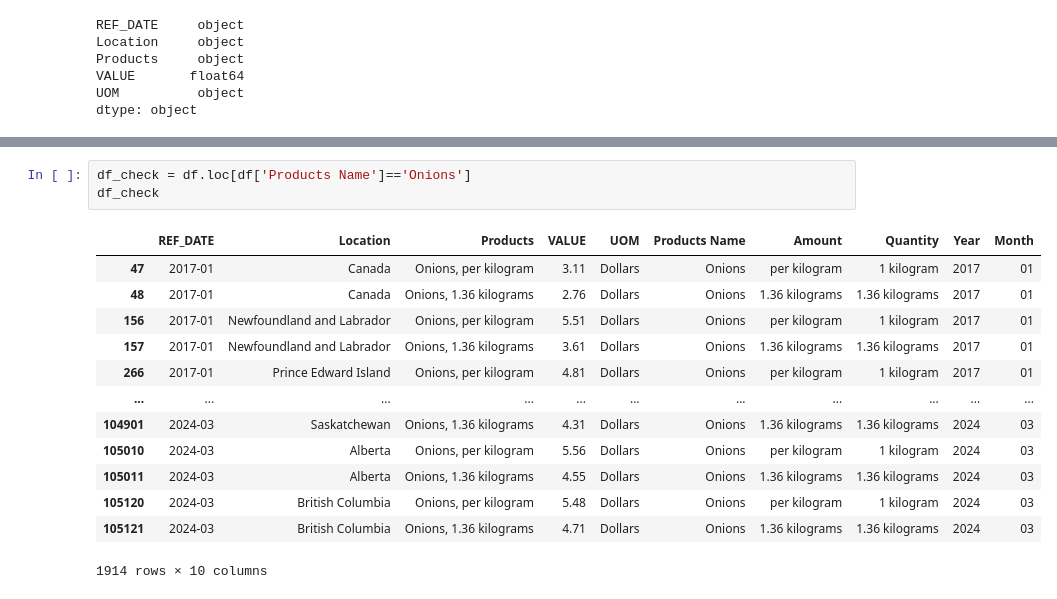
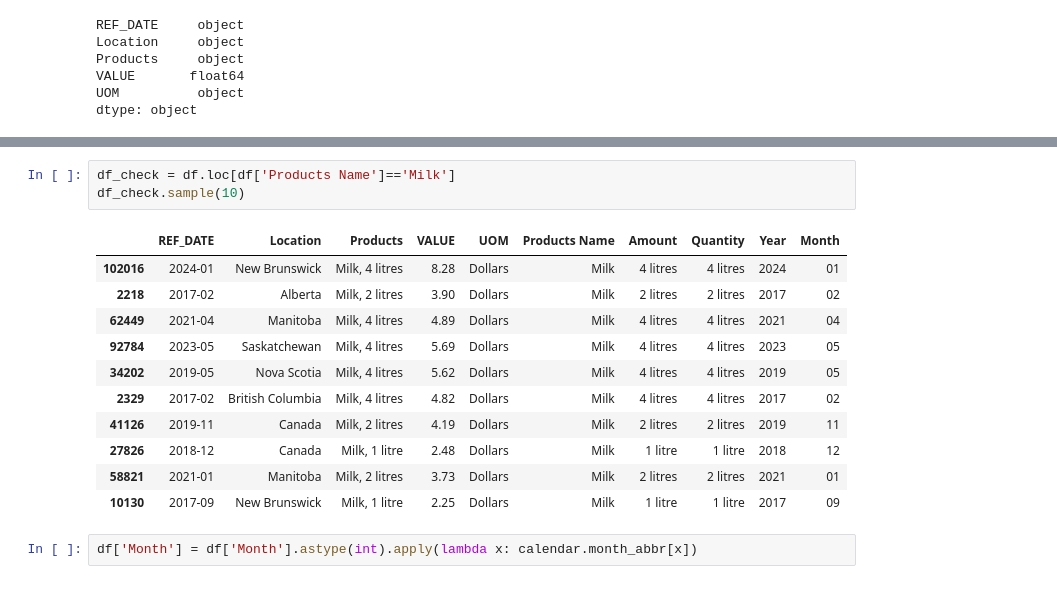
Before and after one commit to RimpleDabas/Inflation-Analysis, a Jupyter notebook: ET.ipynb, the cells around one changed output, grey strips where cells are left out. Saved outputs shown, nothing was run; the diff lists cells and outputs as text.

```diff
--- a/ET.ipynb
+++ b/ET.ipynb
@@ -104,17 +105,17 @@ df.sample(10)
 # %%
-df_check = df.loc[df['Products Name']=='Onions']
-df_check
+df_check = df.loc[df['Products Name']=='Milk']
+df_check.sample(10)
 # %% [output]
 |  | REF_DATE | Location | Products | VALUE | UOM | Products Name | Amount | Quantity | Year | Month |
-| 47 | 2017-01 | Canada | Onions, per kilogram | 3.11 | Dollars | Onions | per kilogram | 1 kilogram | 2017 | 01 |
-| 48 | 2017-01 | Canada | Onions, 1.36 kilograms | 2.76 | Dollars | Onions | 1.36 kilograms | 1.36 kilograms | 2017 | 01 |
-| 156 | 2017-01 | Newfoundland and Labrador | Onions, per kilogram | 5.51 | Dollars | Onions | per kilogram | 1 kilogram | 2017 | 01 |
-| 157 | 2017-01 | Newfoundland and Labrador | Onions, 1.36 kilograms | 3.61 | Dollars | Onions | 1.36 kilograms | 1.36 kilograms | 2017 | 01 |
-| 266 | 2017-01 | Prince Edward Island | Onions, per kilogram | 4.81 | Dollars | Onions | per kilogram | 1 kilogram | 2017 | 01 |
-| ... | ... | ... | ... | ... | ... | ... | ... | ... | ... | ... |
-| 104901 | 2024-03 | Saskatchewan | Onions, 1.36 kilograms | 4.31 | Dollars | Onions | 1.36 kilograms | 1.36 kilograms | 2024 | 03 |
-| 105010 | 2024-03 | Alberta | Onions, per kilogram | 5.56 | Dollars | Onions | per kilogram | 1 kilogram | 2024 | 03 |
-| 105011 | 2024-03 | Alberta | Onions, 1.36 kilograms | 4.55 | Dollars | Onions | 1.36 kilograms | 1.36 kilograms | 2024 | 03 |
-| 105120 | 2024-03 | British Columbia | Onions, per kilogram | 5.48 | Dollars | Onions | per kilogram | 1 kilogram | 2024 | 03 |
-| 105121 | 2024-03 | British Columbia | Onions, 1.36 kilograms | 4.71 | Dollars | Onions | 1.36 kilograms | 1.36 kilograms | 2024 | 03 |
+| 102016 | 2024-01 | New Brunswick | Milk, 4 litres | 8.28 | Dollars | Milk | 4 litres | 4 litres | 2024 | 01 |
+| 2218 | 2017-02 | Alberta | Milk, 2 litres | 3.90 | Dollars | Milk | 2 litres | 2 litres | 2017 | 02 |
+| 62449 | 2021-04 | Manitoba | Milk, 4 litres | 4.89 | Dollars | Milk | 4 litres | 4 litres | 2021 | 04 |
+| 92784 | 2023-05 | Saskatchewan | Milk, 4 litres | 5.69 | Dollars | Milk | 4 litres | 4 litres | 2023 | 05 |
+| 34202 | 2019-05 | Nova Scotia | Milk, 4 litres | 5.62 | Dollars | Milk | 4 litres | 4 litres | 2019 | 05 |
+| 2329 | 2017-02 | British Columbia | Milk, 4 litres | 4.82 | Dollars | Milk | 4 litres | 4 litres | 2017 | 02 |
+| 41126 | 2019-11 | Canada | Milk, 2 litres | 4.19 | Dollars | Milk | 2 litres | 2 litres | 2019 | 11 |
+| 27826 | 2018-12 | Canada | Milk, 1 litre | 2.48 | Dollars | Milk | 1 litre | 1 litre | 2018 | 12 |
+| 58821 | 2021-01 | Manitoba | Milk, 2 litres | 3.73 | Dollars | Milk | 2 litres | 2 litres | 2021 | 01 |
+| 10130 | 2017-09 | New Brunswick | Milk, 1 litre | 2.25 | Dollars | Milk | 1 litre | 1 litre | 2017 | 09 |
-1914 rows × 10 columns
+# %%
+df['Month'] = df['Month'].astype(int).apply(lambda x: calendar.month_abbr[x])
```
Also changed, not shown: parts of 11 cells of this notebook.
